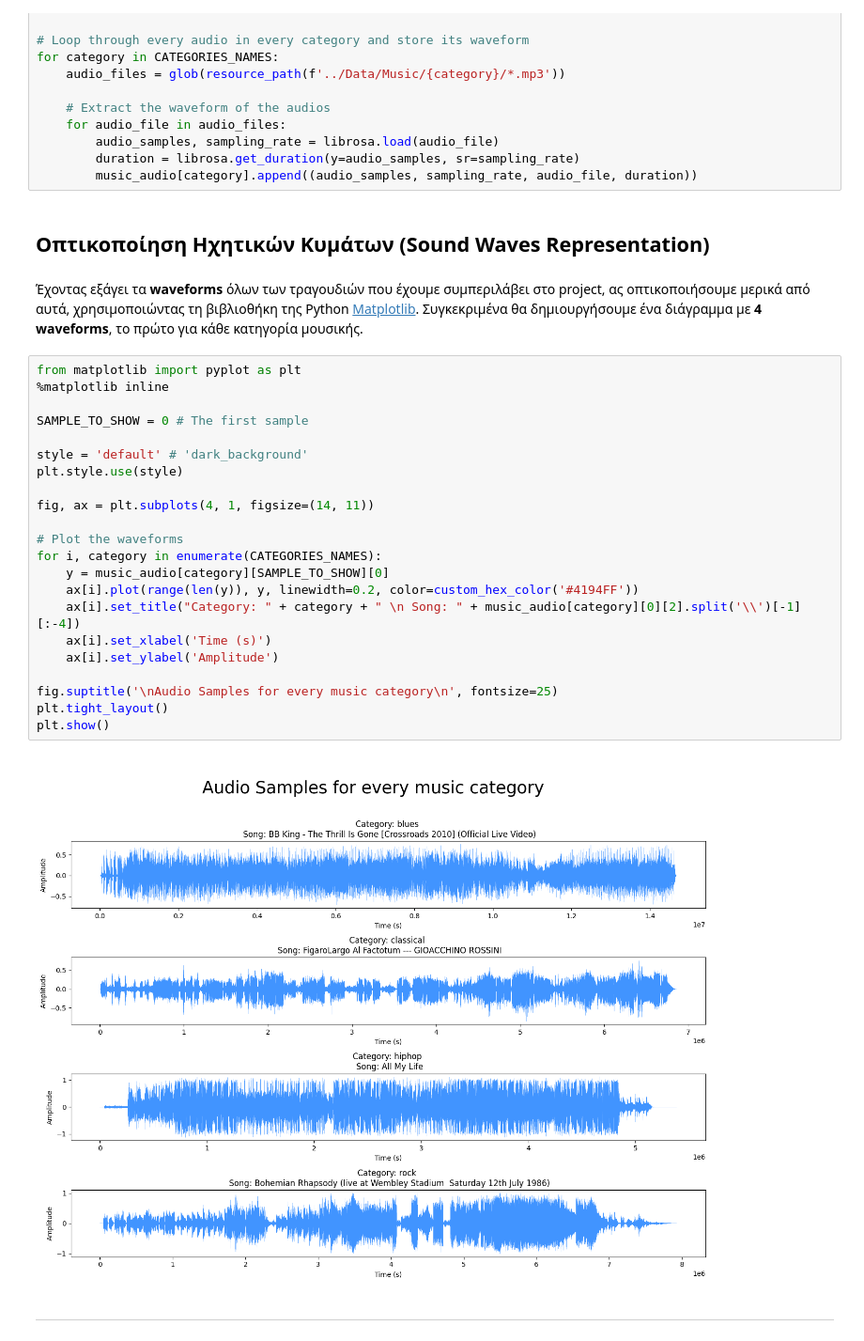
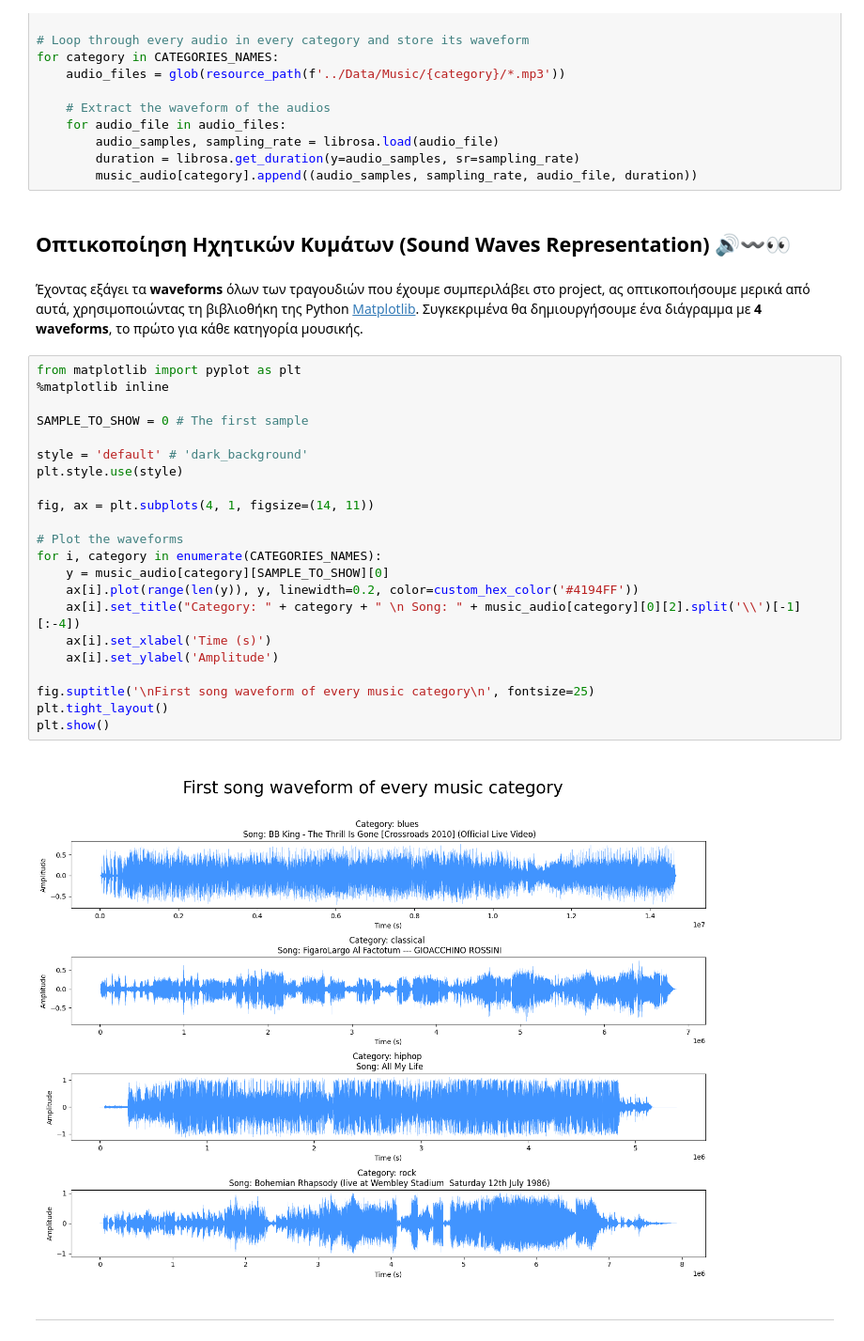
Before and after one commit to AntonisZks/Music-Category-Identifier, a Jupyter notebook: Notebooks/data_initalization.ipynb, the cells around one changed output. Shown at 94% size. Cells and saved outputs as stored; diff of their text form.

```diff
--- a/Notebooks/data_initalization.ipynb
+++ b/Notebooks/data_initalization.ipynb
@@ -207,7 +207,7 @@ for category in CATEGORIES_NAMES:
         duration = librosa.get_duration(y=audio_samples, sr=sampling_rate)
         music_audio[category].append((audio_samples, sampling_rate, audio_file, duration))
 # %% [markdown]
-## Οπτικοποίηση Ηχητικών Κυμάτων (Sound Waves Representation)
+## Οπτικοποίηση Ηχητικών Κυμάτων (Sound Waves Representation) 🔊〰️👀
 # %% [markdown]
 Έχοντας εξάγει τα __waveforms__ όλων των τραγουδιών που έχουμε συμπεριλάβει στο project, ας οπτικοποιήσουμε μερικά από αυτά, χρησιμοποιώντας τη βιβλιοθήκη της Python [Matplotlib][matplotlib_link]. Συγκεκριμένα θα δημιουργήσουμε ένα διάγραμμα με __4 waveforms__, το πρώτο για κάθε κατηγορία μουσικής.
 
@@ -215,27 +215,27 @@ for category in CATEGORIES_NAMES:
 # %%
 from matplotlib import pyplot as plt
 %matplotlib inline
 
 SAMPLE_TO_SHOW = 0 # The first sample
 
 style = 'default' # 'dark_background'
 plt.style.use(style)
 
 fig, ax = plt.subplots(4, 1, figsize=(14, 11))
 
 # Plot the waveforms
 for i, category in enumerate(CATEGORIES_NAMES):
     y = music_audio[category][SAMPLE_TO_SHOW][0]
     ax[i].plot(range(len(y)), y, linewidth=0.2, color=custom_hex_color('#4194FF'))
     ax[i].set_title("Category: " + category + " \n Song: " + music_audio[category][0][2].split('\\')[-1][:-4])
     ax[i].set_xlabel('Time (s)')
     ax[i].set_ylabel('Amplitude')
 
-fig.suptitle('\nAudio Samples for every music category\n', fontsize=25)
+fig.suptitle('\nFirst song waveform of every music category\n', fontsize=25)
 plt.tight_layout()
 plt.show()
 # %% [output]
-[figure, old version]
+[figure, new version]
 # %% [markdown]
 <hr>
 # %% [markdown]
```
Also changed, not shown: parts of 14 cells of this notebook, 1 other file.
